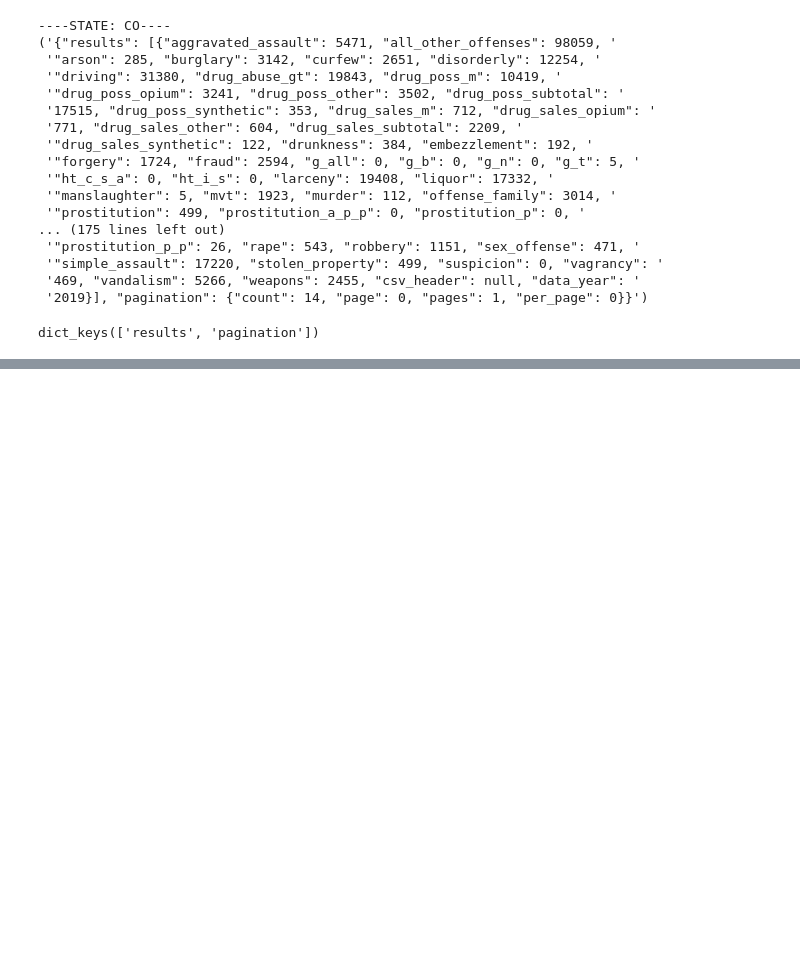
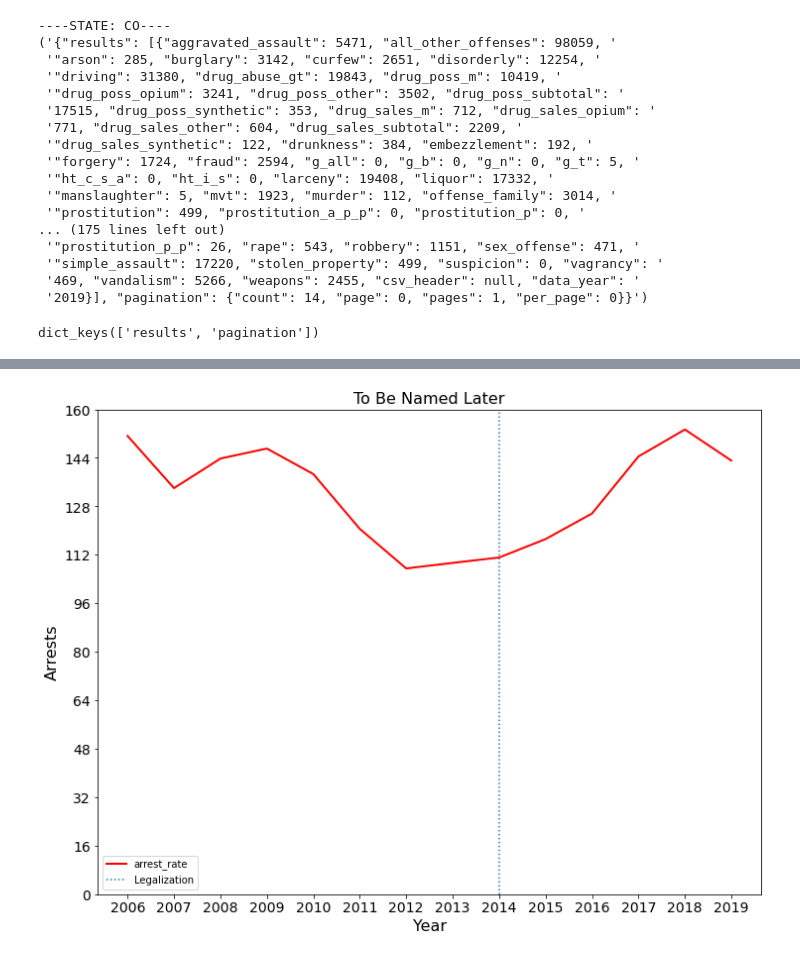
Before and after one commit to julieheadlee/bootcamp_quad, a Jupyter notebook: Colorado_Arrest_Stats_07-19.ipynb, the cells around one changed output, grey strips where cells are left out. Drawn from its saved outputs; the diff is of its cells as text; code cells hidden in the pictures; blank space fills up the shorter version.

```diff
--- a/Colorado_Arrest_Stats_07-19.ipynb
+++ b/Colorado_Arrest_Stats_07-19.ipynb
@@ -84,0 +95,10 @@ co_data
+# %%
+violent_crime = co_data[['murder', 'rape', 'aggravated_assault', 'robbery', 'manslaughter', 'data_year']]
+vc_year_index = violent_crime.set_index('data_year')
+vc_year_index['total_arrests'] = vc_year_index.sum(axis=1)
+vc_year_index['population'] = co_pop
+vc_year_index['arrest_rate'] = (vc_year_index['total_arrests'] / vc_year_index['population']) * 100000
+vc_year_index.reset_index(drop=False, inplace=True)
+violent_crime = vc_year_index
+violent_crime
+violent_crime.to_csv('co_violent_crime.csv')
@@ -84,0 +129,15 @@ co_data
+# %%
+plt.figure(figsize=(12,9))
+plt.xticks(range(2006,2020, 1), fontsize=14)
+plt.yticks(np.linspace(0, 160, 11), fontsize=14)
+plt.plot('data_year', 'arrest_rate', data=violent_crime, marker='', color='r', linewidth=2)
+plt.ylim(0,160)
+plt.xlabel('Year', fontsize=16)
+plt.ylabel('Arrests', fontsize=16)
+plt.axvline(x=2014, label='Legalization', linestyle=':')
+plt.title('To Be Named Later', fontsize=16)
+plt.autoscale(enable=False, axis='y')
+plt.legend()
+plt.show()
+# %% [output]
+[figure, added]
```
Also changed, not shown: parts of 10 cells of this notebook, 31 other files.
